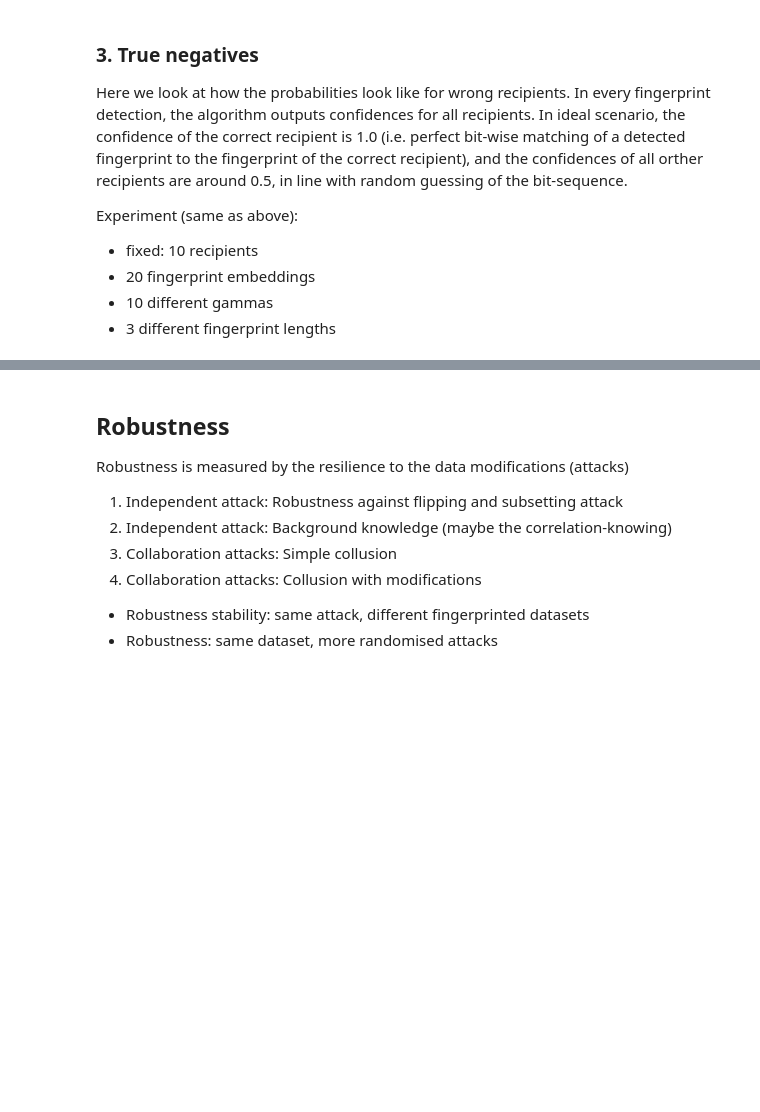
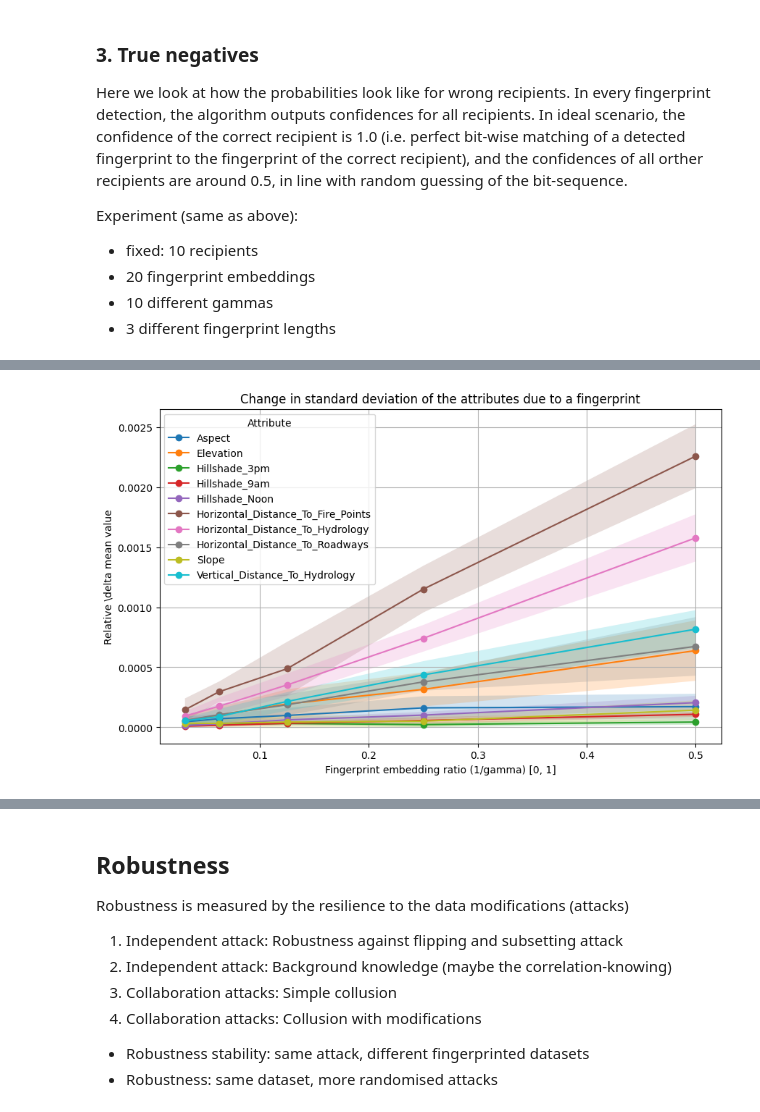
Before and after one commit to tanjascats/NCorr-FP, a Jupyter notebook: NCorrFP_scheme/analysis/NCorr-FP-analysis.ipynb, the cells around one changed output, grey strips where cells are left out. Cells and saved outputs as stored; diff of their text form; code cells hidden in the pictures; blank space fills up the shorter version.

```diff
--- a/NCorrFP_scheme/analysis/NCorr-FP-analysis.ipynb
+++ b/NCorrFP_scheme/analysis/NCorr-FP-analysis.ipynb
@@ -209,0 +278,12 @@ The second requirement is fidelity, i.e. how preserved the data is.
+# %%
+# showinng diff in mean and std only for numerical attributes
+results_fidelity_num = results_fidelity[~results_fidelity["attribute"].isin(["Id", "Cover_Type"])]
+# fix: k (300), n_recipients (20), recipient_id (0), fp_length (64)
+results_fidelity_num = results_fidelity_num[results_fidelity_num["k"]==300]
+results_fidelity_num = results_fidelity_num[results_fidelity_num["recipient_id"]==0]
+results_fidelity_num = results_fidelity_num[results_fidelity_num["n_recipients"]==20]
+results_fidelity_num = results_fidelity_num[results_fidelity_num["fingerprint_length"]==64]
+
+plot_delta_mean(results_fidelity_num)
+# %% [output]
+[figure, added]
```
Also changed, not shown: parts of 42 cells of this notebook, 38 other files.
